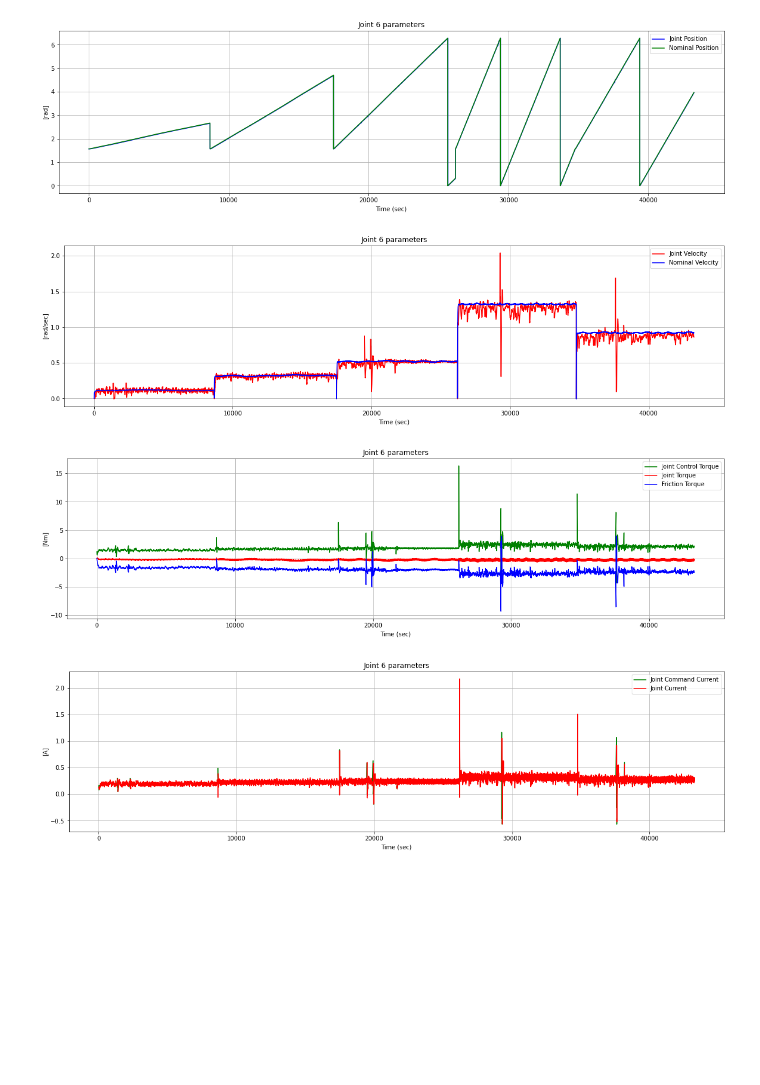
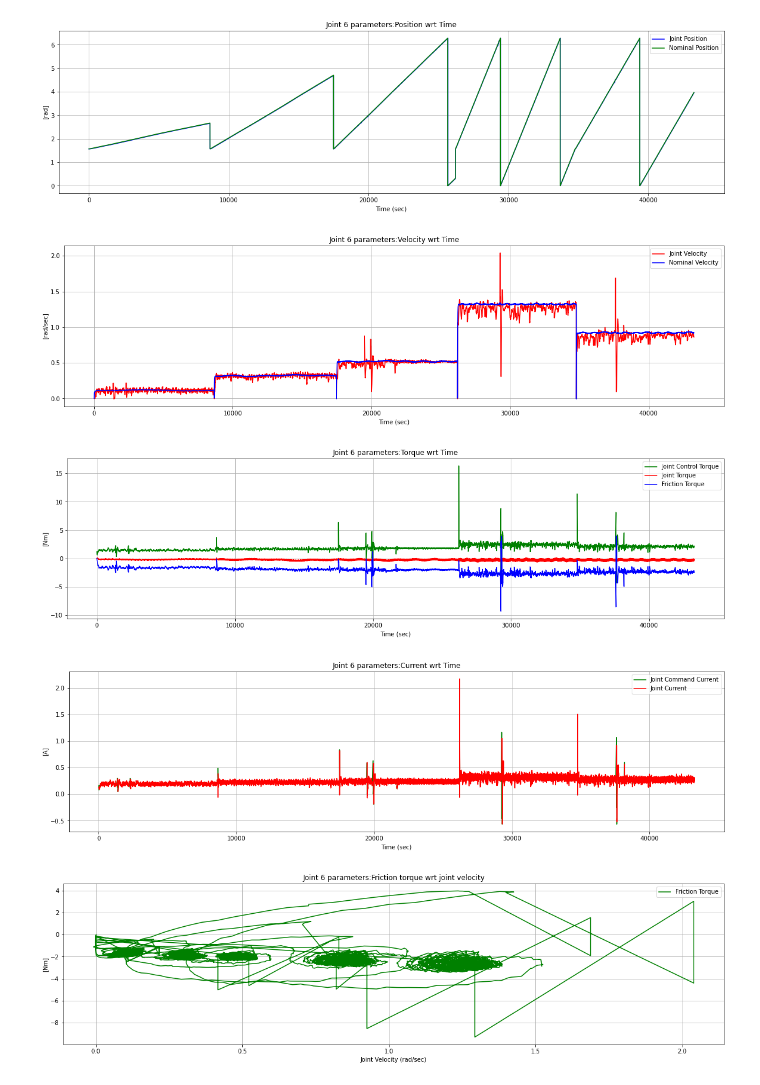
Before and after one commit to HBRS-SDP/joint-friction-model, a Jupyter notebook: plot_data.ipynb, the cells around one changed output. Drawn from its saved outputs; the diff is of its cells as text; code cells hidden in the pictures; blank space fills up the shorter version.

Commit message:
Added plot for friction torque wrt joint velocity

```diff
--- a/plot_data.ipynb
+++ b/plot_data.ipynb
@@ -54,10 +54,10 @@ plt.plot(t, jnt_position, color='b', label='Joint Position')
 plt.plot(t, nominal_pos, color='g', label='Nominal Position')
 plt.legend()
 plt.grid()
-plt.title("Joint 6 parameters")
+plt.title("Joint 6 parameters:Position wrt Time")
 plt.xlabel("Time (sec)")
 plt.ylabel("[rad]")
-plt.savefig('plots/Position.png')
+plt.savefig('plots/Position wrt Time.png')
 plt.show()
 
 
@@ -68,40 +68,53 @@ plt.plot(t, jnt_velocity, color='r', label='Joint Velocity')
 plt.plot(t, nominal_vel, color='b', label='Nominal Velocity')
 plt.legend()
 plt.grid()
-plt.title("Joint 6 parameters")
+plt.title("Joint 6 parameters:Velocity wrt Time")
 plt.xlabel("Time (sec)")
 plt.ylabel("[rad/sec]")
-plt.savefig('plots/Velocity.png')
+plt.savefig('plots/Velocity wrt Time.png')
 plt.show()
 
 fig = plt.figure()
 fig.set_figwidth(20)
 fig.set_figheight(5)
 plt.plot(t, jnt_ctrl_torque, color='g', label='Joint Control Torque')
 plt.plot(t, jnt_torque, color='r', label='Joint Torque')
 plt.plot(t, friction_torque, color='b', label='Friction Torque')
 plt.legend()
 plt.grid()
-plt.title("Joint 6 parameters")
+plt.title("Joint 6 parameters:Torque wrt Time")
 plt.xlabel("Time (sec)")
 plt.ylabel("[Nm]")
-plt.savefig('plots/Torque.png')
+plt.savefig('plots/Torque wrt Time.png')
 plt.show()
 
 fig = plt.figure()
 fig.set_figwidth(20)
 fig.set_figheight(5)
 plt.plot(t, jnt_command_current, color='g', label='Joint Command Current')
 plt.plot(t, jnt_current, color='r', label='Joint Current')
 plt.legend()
 plt.grid()
-plt.title("Joint 6 parameters")
+plt.title("Joint 6 parameters:Current wrt Time")
 plt.xlabel("Time (sec)")
 plt.ylabel("[A]")
-plt.savefig('plots/Current.png')
+plt.savefig('plots/Current wrt Time.png')
 plt.show()
+
+fig = plt.figure()
+fig.set_figwidth(20)
+fig.set_figheight(5)
+plt.plot(jnt_velocity, friction_torque, color='g', label='Friction Torque')
+plt.legend()
+plt.grid()
+plt.title("Joint 6 parameters:Friction torque wrt joint velocity")
+plt.xlabel("Joint Velocity (rad/sec)")
+plt.ylabel("[Nm]")
+plt.savefig('plots/Friction torque wrt joint velocity.png')
+plt.show()
 # %% [output]
-[figure, old version]
+[figure, new version]
-[figure, old version]
+[figure, new version]
-[figure, old version]
+[figure, new version]
-[figure, old version]
+[figure, new version]
+[figure, added]
```
Also changed, not shown: 9 other files.
